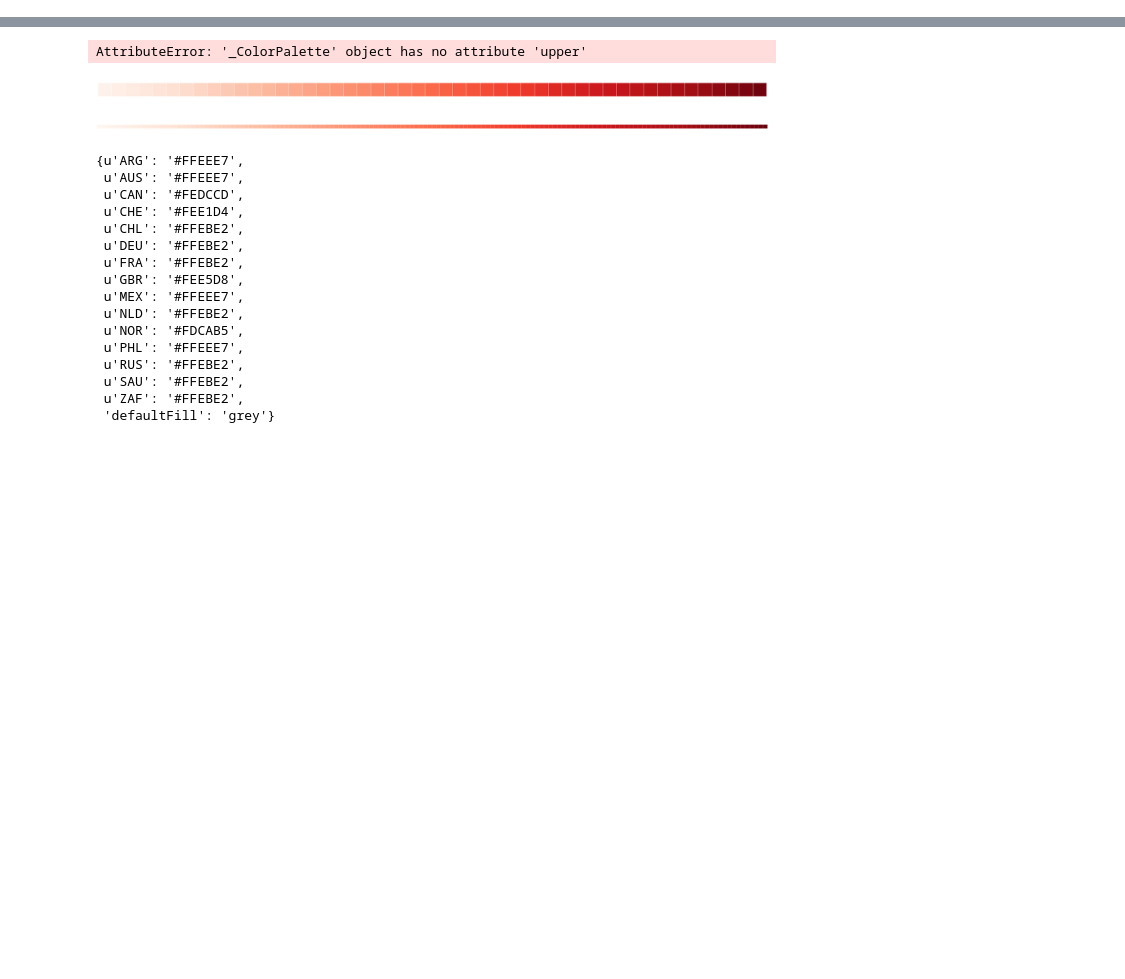
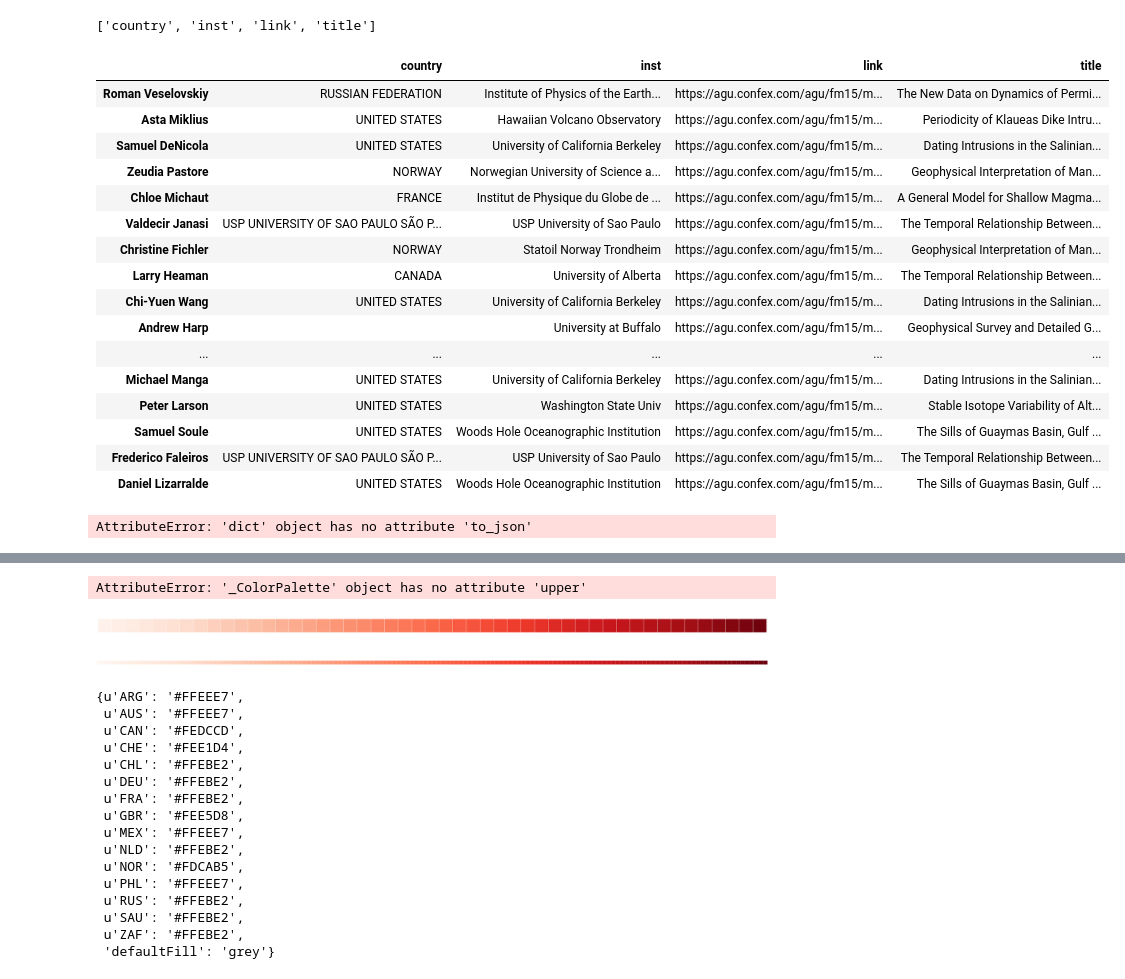
Before and after one commit to cthorey/geocolab, a Jupyter notebook: notebooks/test.ipynb, the cells around one changed output, grey strips where cells are left out. Cells and saved outputs as stored; diff of their text form; code cells hidden in the pictures; blank space fills up the shorter version.

```diff
--- a/notebooks/test.ipynb
+++ b/notebooks/test.ipynb
@@ -19,0 +48,7 @@ data, colors = recom.get_map_specification(query)
+# %%
+collabs = recom.get_collaborators(query, 10)
+# %%
+df = pd.DataFrame(collabs.values(),index= collabs.keys())
+# %%
+for name,row in df.iterrows():
+    print row.index
@@ -19,0 +93,28 @@ data, colors = recom.get_map_specification(query)
+# %%
+df.columns.tolist()
+# %% [output]
+['country', 'inst', 'link', 'title']
+# %%
+{row.index:row.values for row}
+# %% [output]
+|  | country | inst | link | title |
+| Roman Veselovskiy | RUSSIAN FEDERATION | Institute of Physics of the Earth... | https://agu.confex.com/agu/fm15/m... | The New Data on Dynamics of Permi... |
+| Asta Miklius | UNITED STATES | Hawaiian Volcano Observatory | https://agu.confex.com/agu/fm15/m... | Periodicity of Klaueas Dike Intru... |
+| Samuel DeNicola | UNITED STATES | University of California Berkeley | https://agu.confex.com/agu/fm15/m... | Dating Intrusions in the Salinian... |
+| Zeudia Pastore | NORWAY | Norwegian University of Science a... | https://agu.confex.com/agu/fm15/m... | Geophysical Interpretation of Man... |
+| Chloe Michaut | FRANCE | Institut de Physique du Globe de ... | https://agu.confex.com/agu/fm15/m... | A General Model for Shallow Magma... |
+| Valdecir Janasi | USP UNIVERSITY OF SAO PAULO SÃO P... | USP University of Sao Paulo | https://agu.confex.com/agu/fm15/m... | The Temporal Relationship Between... |
+| Christine Fichler | NORWAY | Statoil Norway Trondheim | https://agu.confex.com/agu/fm15/m... | Geophysical Interpretation of Man... |
+| Larry Heaman | CANADA | University of Alberta | https://agu.confex.com/agu/fm15/m... | The Temporal Relationship Between... |
+| Chi-Yuen Wang | UNITED STATES | University of California Berkeley | https://agu.confex.com/agu/fm15/m... | Dating Intrusions in the Salinian... |
+| Andrew Harp |  | University at Buffalo | https://agu.confex.com/agu/fm15/m... | Geophysical Survey and Detailed G... |
+| ... | ... | ... | ... | ... |
+| Michael Manga | UNITED STATES | University of California Berkeley | https://agu.confex.com/agu/fm15/m... | Dating Intrusions in the Salinian... |
+| Peter Larson | UNITED STATES | Washington State Univ | https://agu.confex.com/agu/fm15/m... | Stable Isotope Variability of Alt... |
+| Samuel Soule | UNITED STATES | Woods Hole Oceanographic Institution | https://agu.confex.com/agu/fm15/m... | The Sills of Guaymas Basin, Gulf ... |
+| Frederico Faleiros | USP UNIVERSITY OF SAO PAULO SÃO P... | USP University of Sao Paulo | https://agu.confex.com/agu/fm15/m... | The Temporal Relationship Between... |
+| Daniel Lizarralde | UNITED STATES | Woods Hole Oceanographic Institution | https://agu.confex.com/agu/fm15/m... | The Sills of Guaymas Basin, Gulf ... |
+# %%
+collabs.to_json()
+# %% [output]
+AttributeError: 'dict' object has no attribute 'to_json'
```
Also changed, not shown: parts of 16 cells of this notebook, 7 other files.
